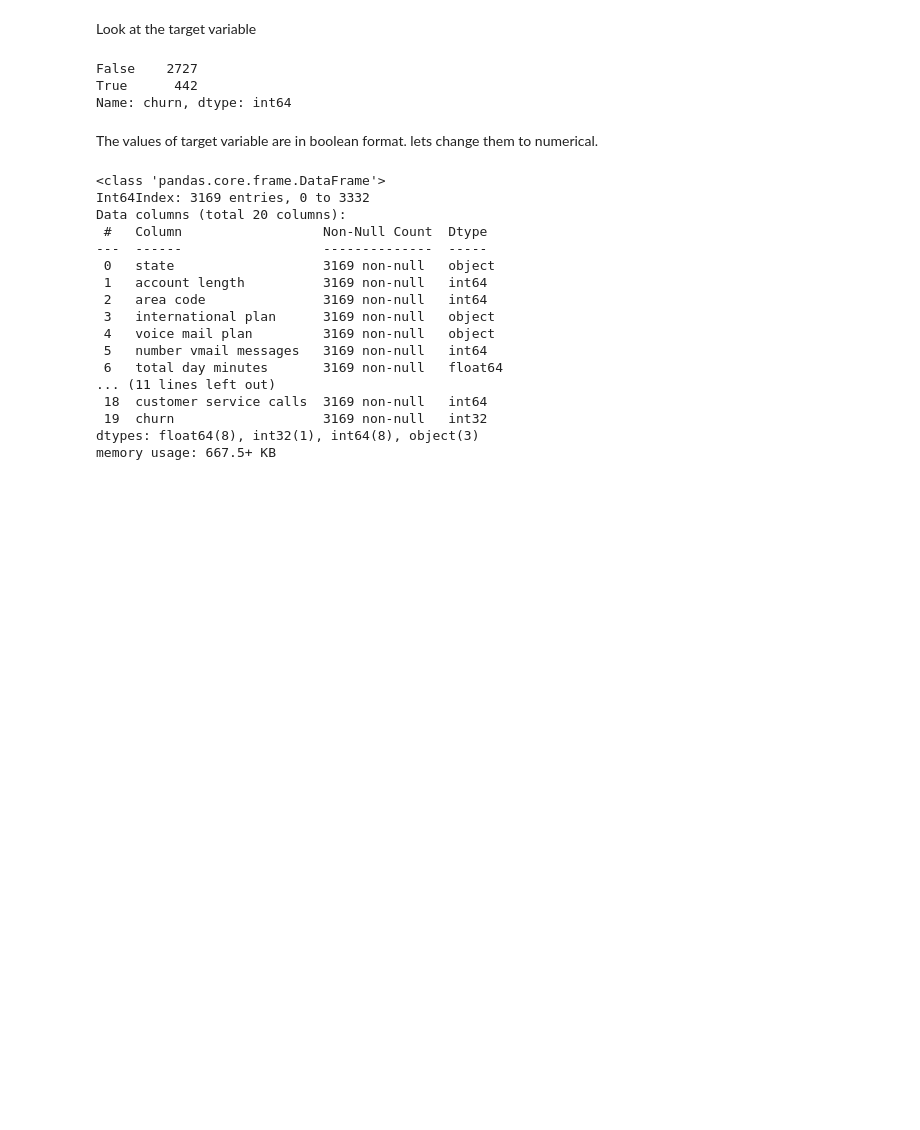
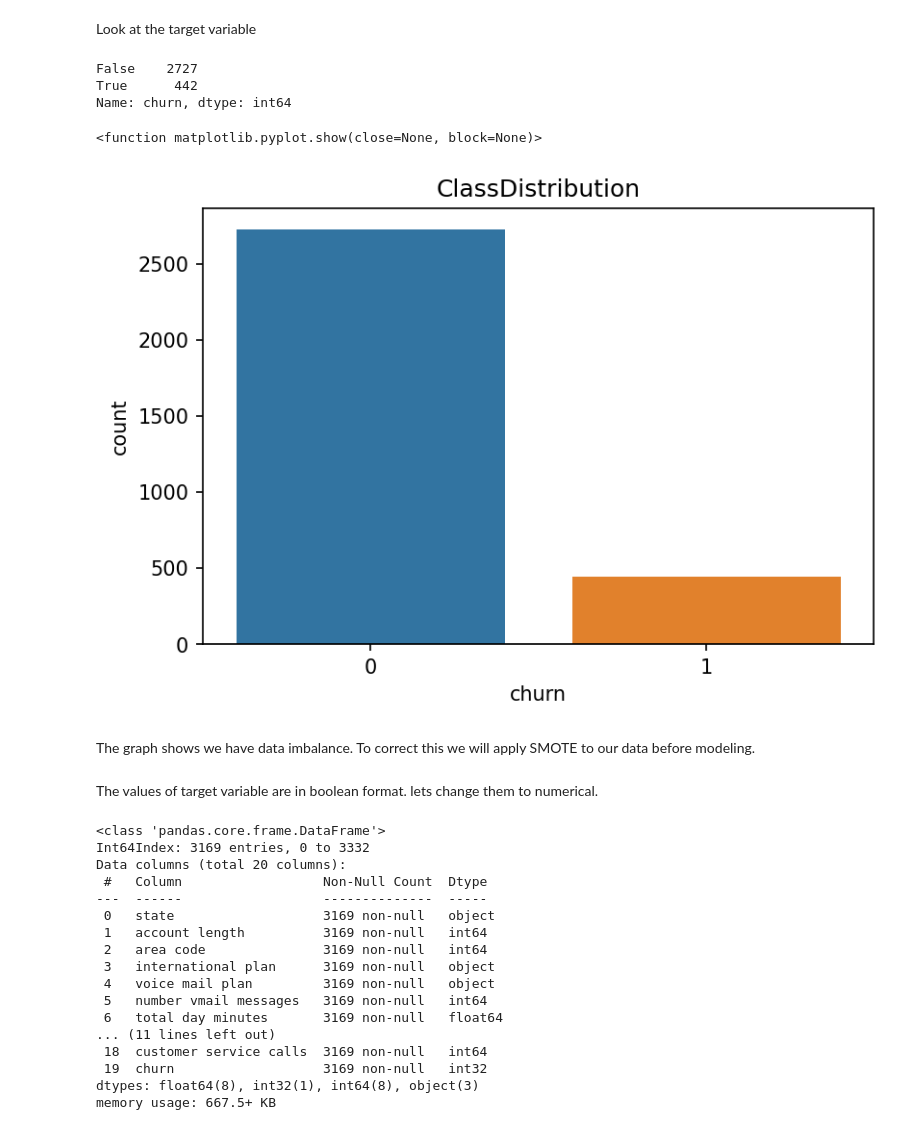
Before and after one commit to AgathaNyambati/SyriaTel-Customer-Churn, a Jupyter notebook: churn.ipynb, the cells around one changed output. Drawn from its saved outputs; the diff is of its cells as text; code cells hidden in the pictures; blank space fills up the shorter version.

```diff
--- a/churn.ipynb
+++ b/churn.ipynb
@@ -348,6 +349,15 @@ df.churn.value_counts()
 False    2727
 True      442
 Name: churn, dtype: int64
+# %%
+sns.countplot(x='churn', data=df)
+plt.title('ClassDistribution')
+plt.show
+# %% [output]
+<function matplotlib.pyplot.show(close=None, block=None)>
+[figure, added]
+# %% [markdown]
+The graph shows we have data imbalance. To correct this we will apply SMOTE to our data before modeling.
 # %% [markdown]
 The values of target variable are in boolean format. lets change them to numerical.
 # %%
```
Also changed, not shown: parts of 10 cells of this notebook.
